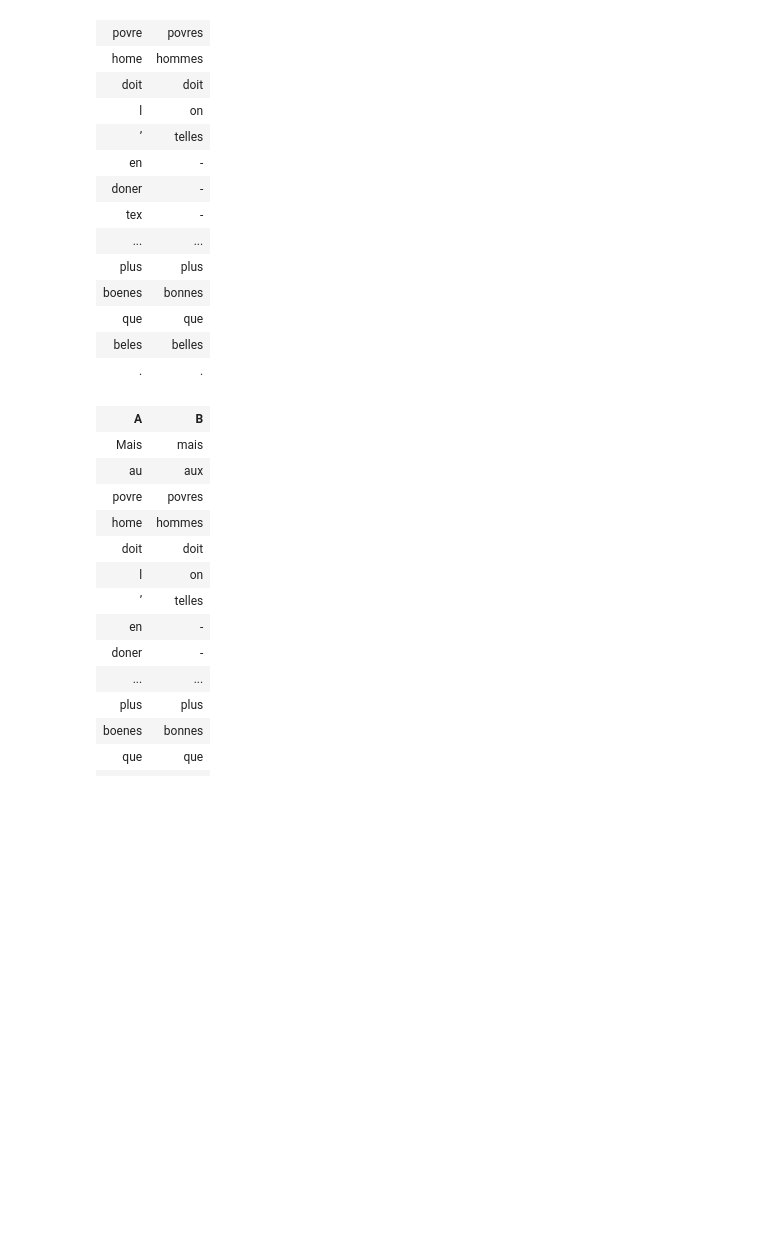
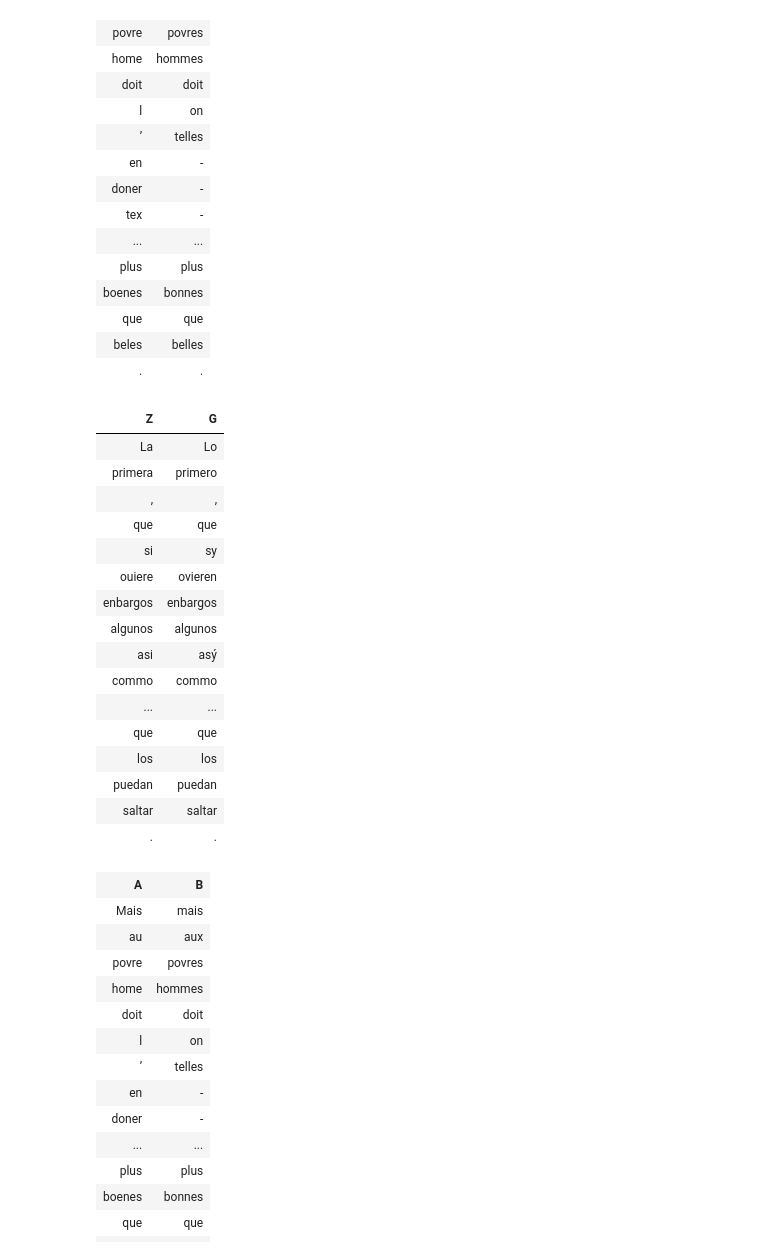
Before and after one commit to LucenceIng/biblissimaAtelierAlignement, a Jupyter notebook: collation/001_collation_basique/collationBasique.ipynb, the cells around one changed output. Drawn from its saved outputs; the diff is of its cells as text; code cells hidden in the pictures; blank space fills up the shorter version.

```diff
--- a/collation/001_collation_basique/collationBasique.ipynb
+++ b/collation/001_collation_basique/collationBasique.ipynb
@@ -50,6 +68,26 @@ collate(collation, output="html", layout="vertical",segmentation=False)
 | que | que |
 | beles | belles |
 | . | . |
+# %%
+collate(collation_sp, output="html", layout="vertical",segmentation=False)
+# %% [output]
+| Z | G |
+| La | Lo |
+| primera | primero |
+| , | , |
+| que | que |
+| si | sy |
+| ouiere | ovieren |
+| enbargos | enbargos |
+| algunos | algunos |
+| asi | asý |
+| commo | commo |
+| ... | ... |
+| que | que |
+| los | los |
+| puedan | puedan |
+| saltar | saltar |
+| . | . |
 # %%
 #HTML colloré
 collate(collation, output="html2", segmentation=False)
```
Also changed, not shown: parts of 10 cells of this notebook.
